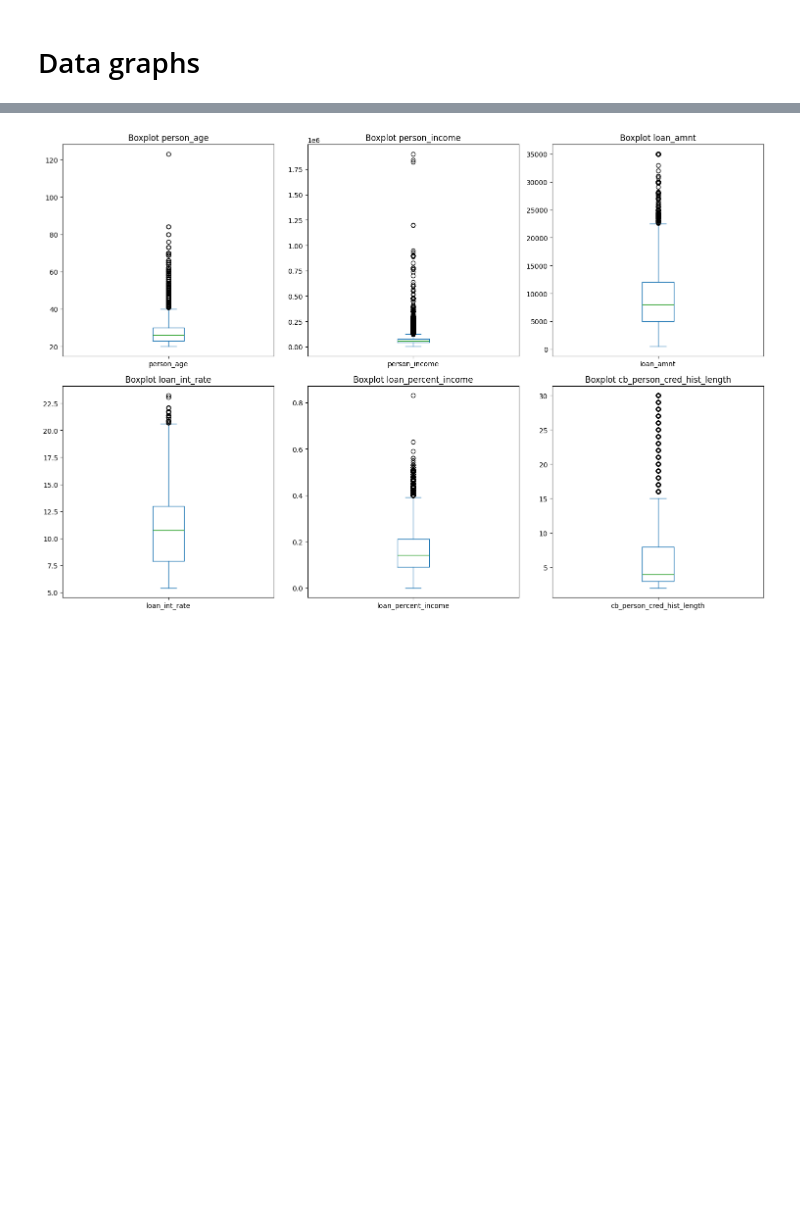
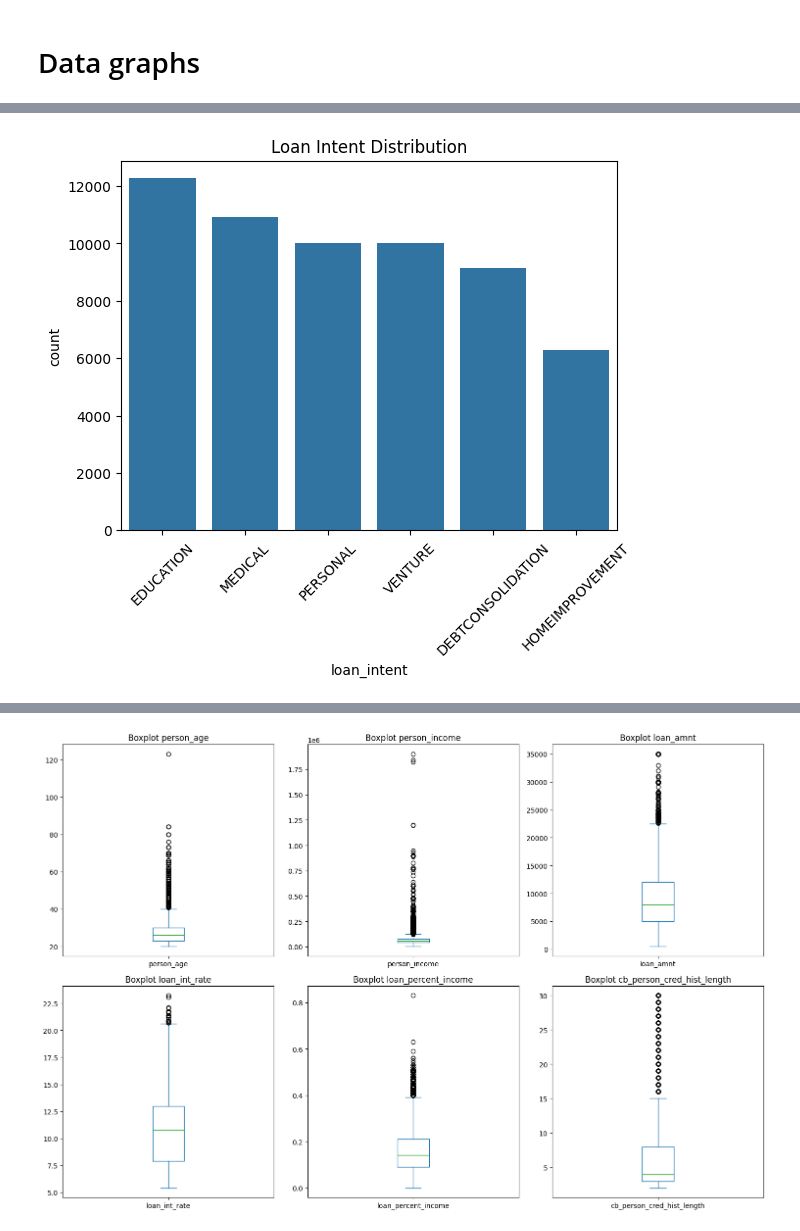
Before and after one commit to GriPet12/mfai_project, a Jupyter notebook: mfai.ipynb, the cells around one changed output, grey strips where cells are left out. Cells and saved outputs as stored; diff of their text form; code cells hidden in the pictures; blank space fills up the shorter version.

```diff
--- a/mfai.ipynb
+++ b/mfai.ipynb
@@ -77,0 +79,7 @@ plt.gca().spines[['top', 'right']].set_visible(False)
+# %%
+sns.countplot(data=df_train, x='loan_intent')
+plt.title('Loan Intent Distribution')
+plt.xticks(rotation=45)
+plt.show()
+# %% [output]
+[figure, added]
```
Also changed, not shown: parts of 11 cells of this notebook.
